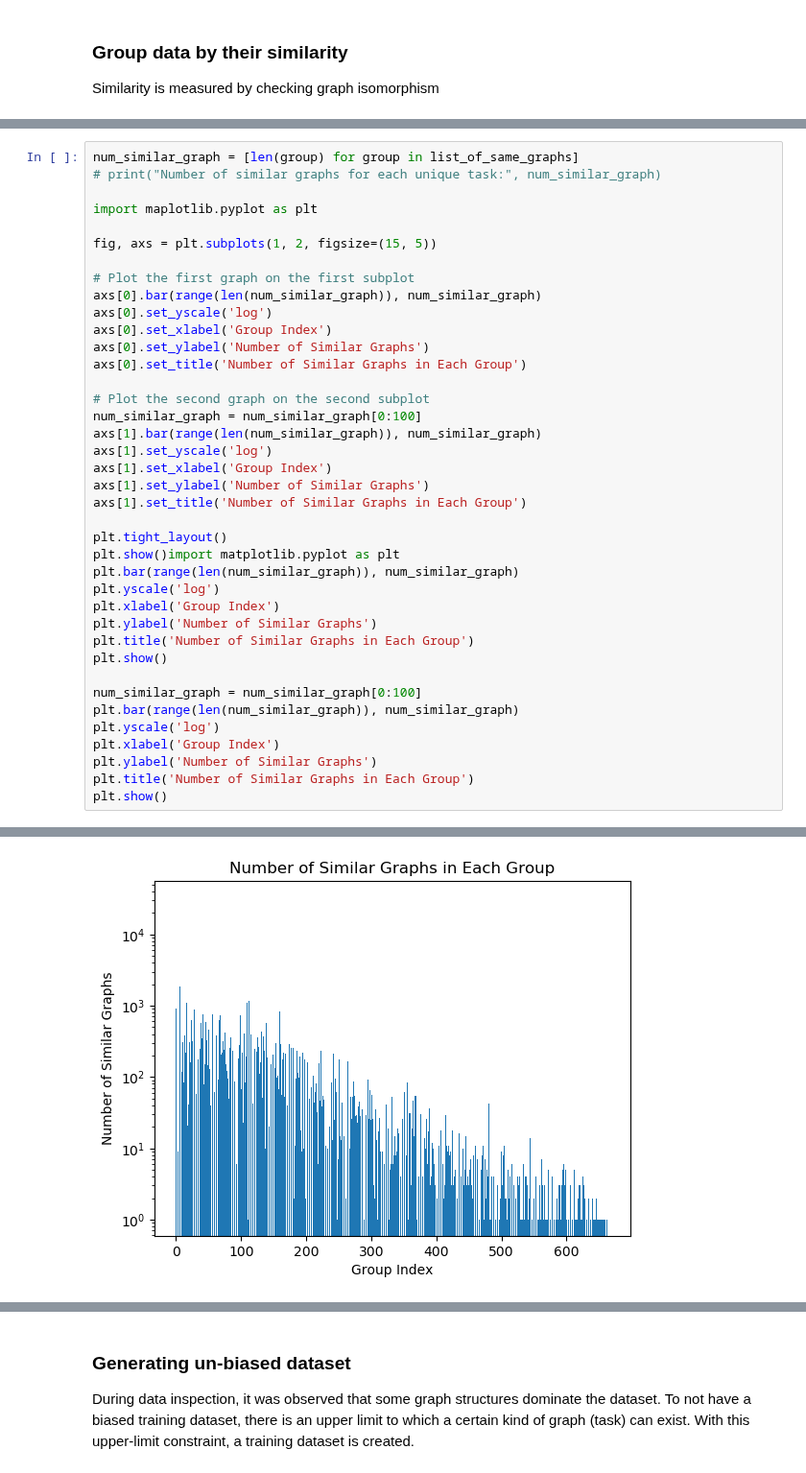
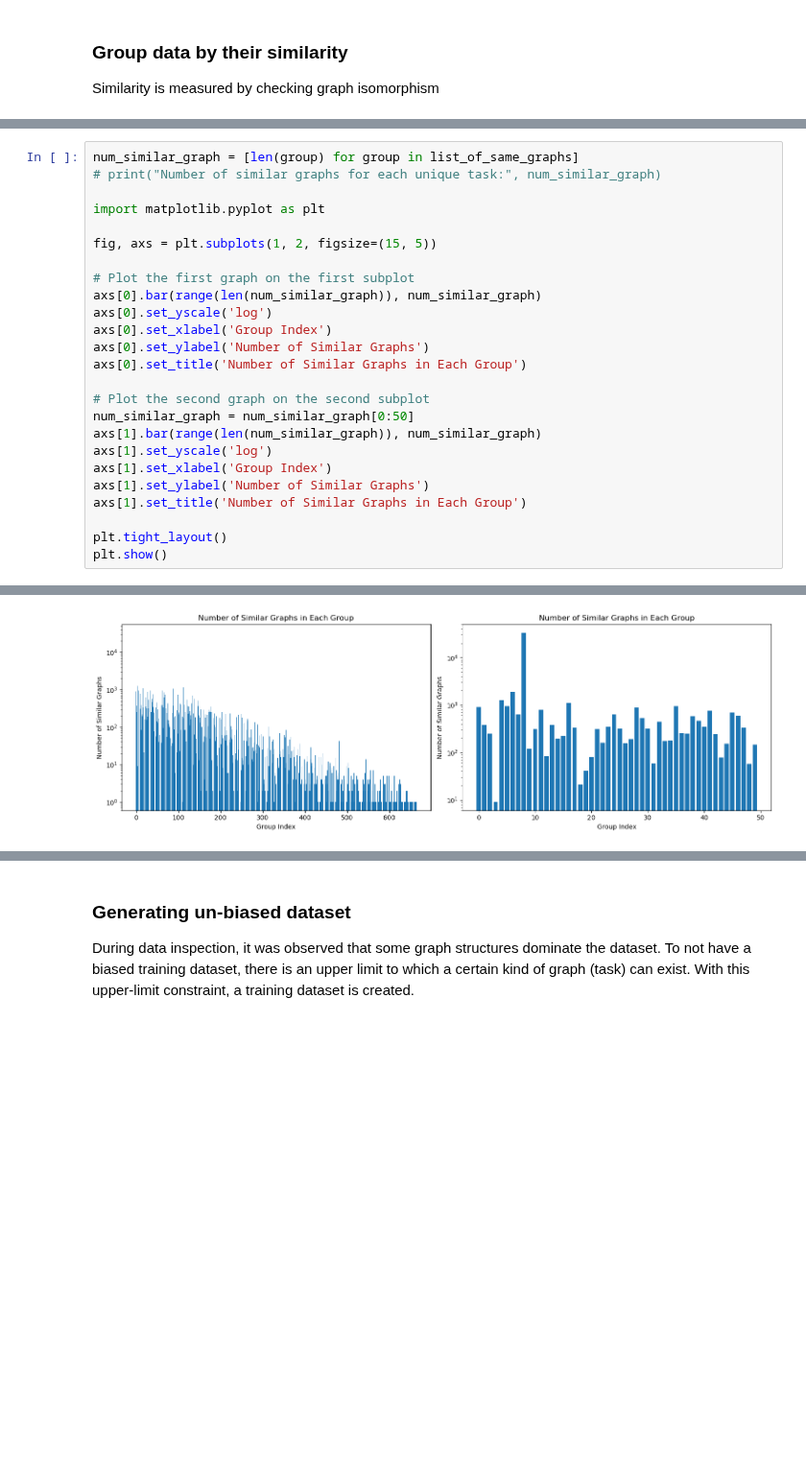
Before and after one commit to faseelmo/noc_latency_predictor, a Jupyter notebook: training_data/data_analysis.ipynb, the cells around one changed output, grey strips where cells are left out. Shown at 96% size. Saved outputs shown, nothing was run; the diff lists cells and outputs as text; blank space fills up the shorter version.

```diff
--- a/training_data/data_analysis.ipynb
+++ b/training_data/data_analysis.ipynb
@@ -123,7 +125,7 @@ print("Number of Unique Tasks", len(list_of_same_graphs))
 num_similar_graph = [len(group) for group in list_of_same_graphs]
 # print("Number of similar graphs for each unique task:", num_similar_graph)
 
-import maplotlib.pyplot as plt
+import matplotlib.pyplot as plt
 
 fig, axs = plt.subplots(1, 2, figsize=(15, 5))
 
@@ -135,7 +137,7 @@ axs[0].set_ylabel('Number of Similar Graphs')
 axs[0].set_title('Number of Similar Graphs in Each Group')
 
 # Plot the second graph on the second subplot
-num_similar_graph = num_similar_graph[0:100]
+num_similar_graph = num_similar_graph[0:50]
 axs[1].bar(range(len(num_similar_graph)), num_similar_graph)
 axs[1].set_yscale('log')
 axs[1].set_xlabel('Group Index')
@@ -143,19 +145,5 @@ axs[1].set_ylabel('Number of Similar Graphs')
 axs[1].set_title('Number of Similar Graphs in Each Group')
 
 plt.tight_layout()
-plt.show()import matplotlib.pyplot as plt
-plt.bar(range(len(num_similar_graph)), num_similar_graph)
-plt.yscale('log')
-plt.xlabel('Group Index')
-plt.ylabel('Number of Similar Graphs')
-plt.title('Number of Similar Graphs in Each Group')
 plt.show()
-
-num_similar_graph = num_similar_graph[0:100]
-plt.bar(range(len(num_similar_graph)), num_similar_graph)
-plt.yscale('log')
-plt.xlabel('Group Index')
-plt.ylabel('Number of Similar Graphs')
-plt.title('Number of Similar Graphs in Each Group')
-plt.show()
 # %% [output]
@@ -163 +150 @@ Number of similar graphs for each unique task: [909, 377, 249, 9, 1268, 936, 187
-[figure, old version]
+[figure, new version]
```
Also changed, not shown: parts of 4 cells of this notebook.
